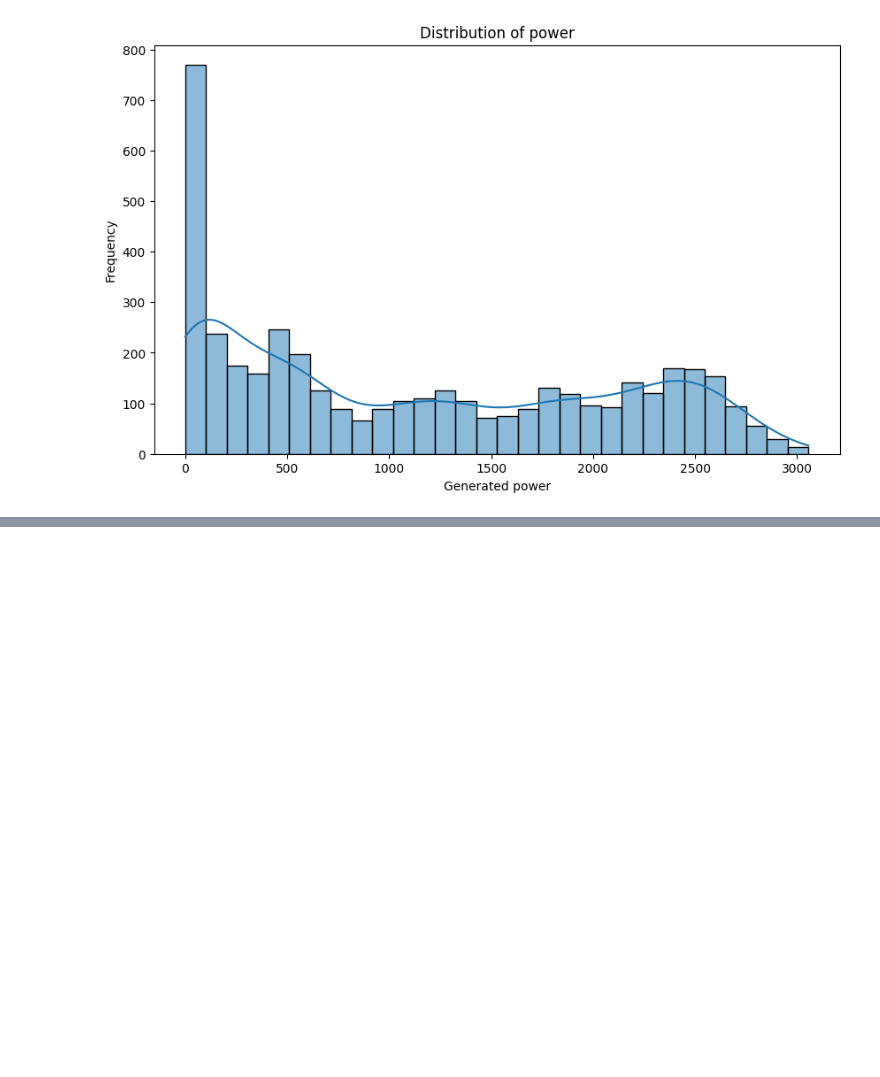
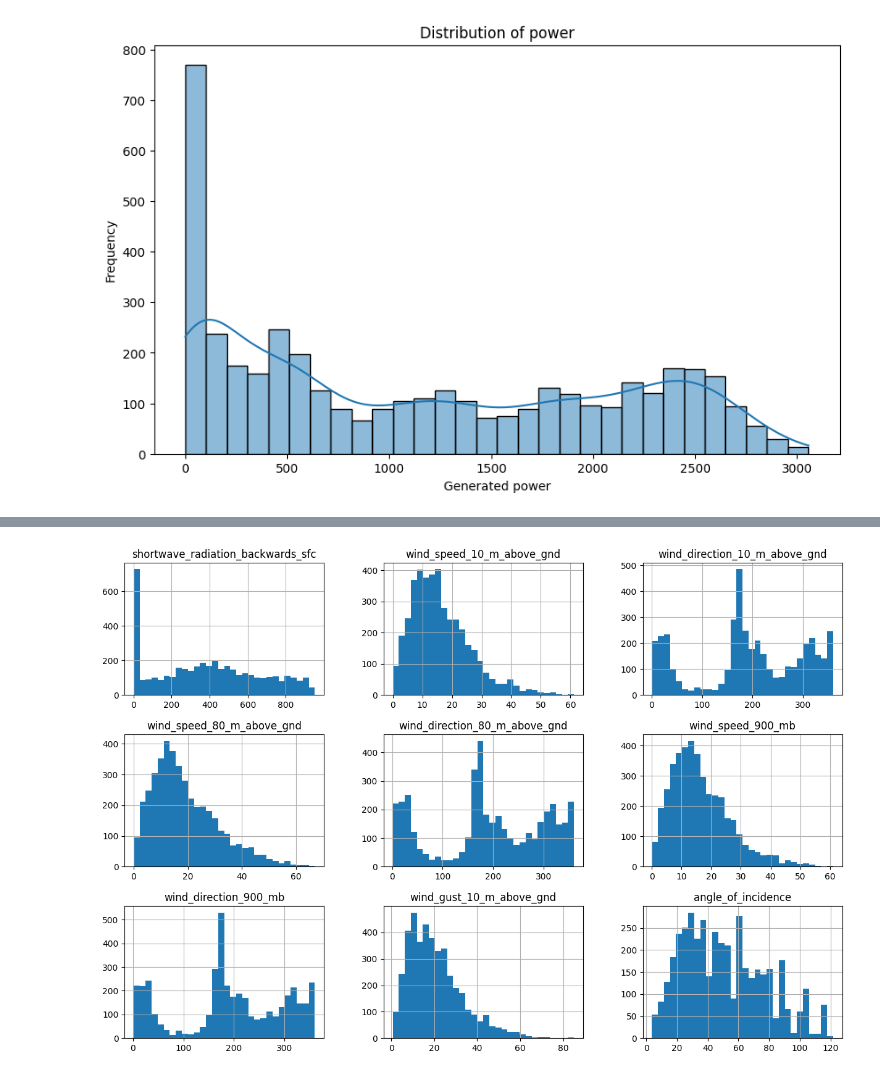
Before and after one commit to shoyo44/Week-1, a Jupyter notebook: solarpower.ipynb, the cells around one changed output, grey strips where cells are left out. Cells and saved outputs as stored; diff of their text form; code cells hidden in the pictures; blank space fills up the shorter version.

```diff
--- a/solarpower.ipynb
+++ b/solarpower.ipynb
@@ -114,0 +138,5 @@ plt.show()
+# %%
+df[df.columns[9:18]].hist(bins=30,figsize=(15,10))
+plt.show()
+# %% [output]
+[figure, added]
```
Also changed, not shown: parts of 11 cells of this notebook.
